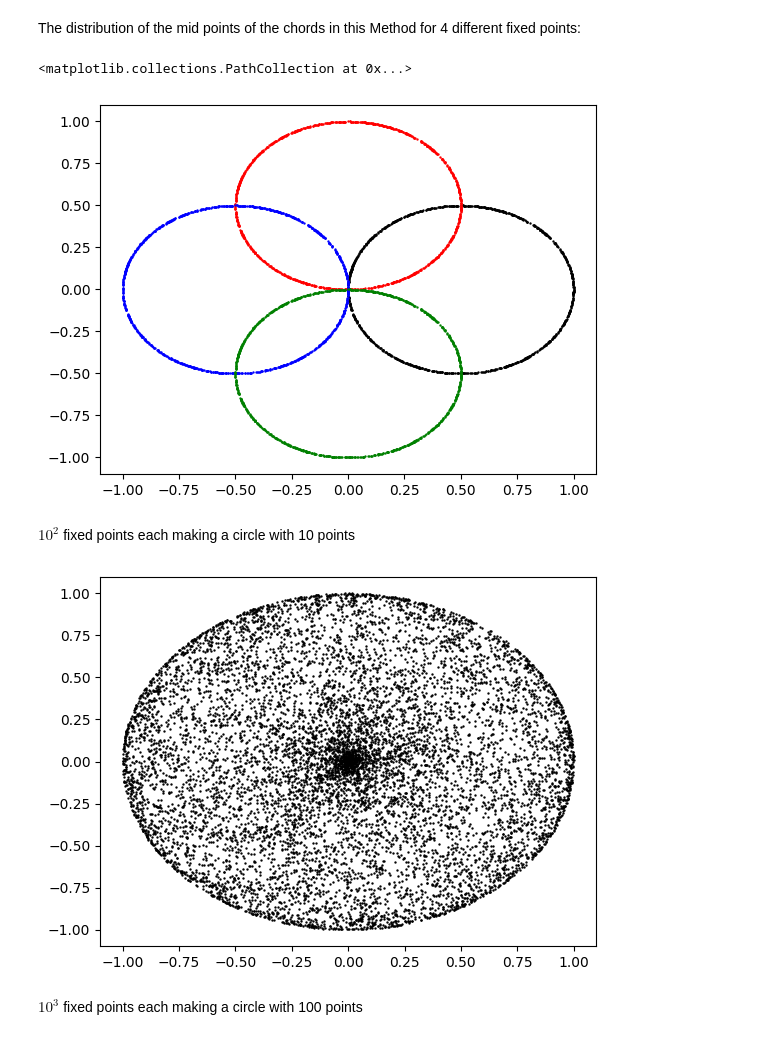
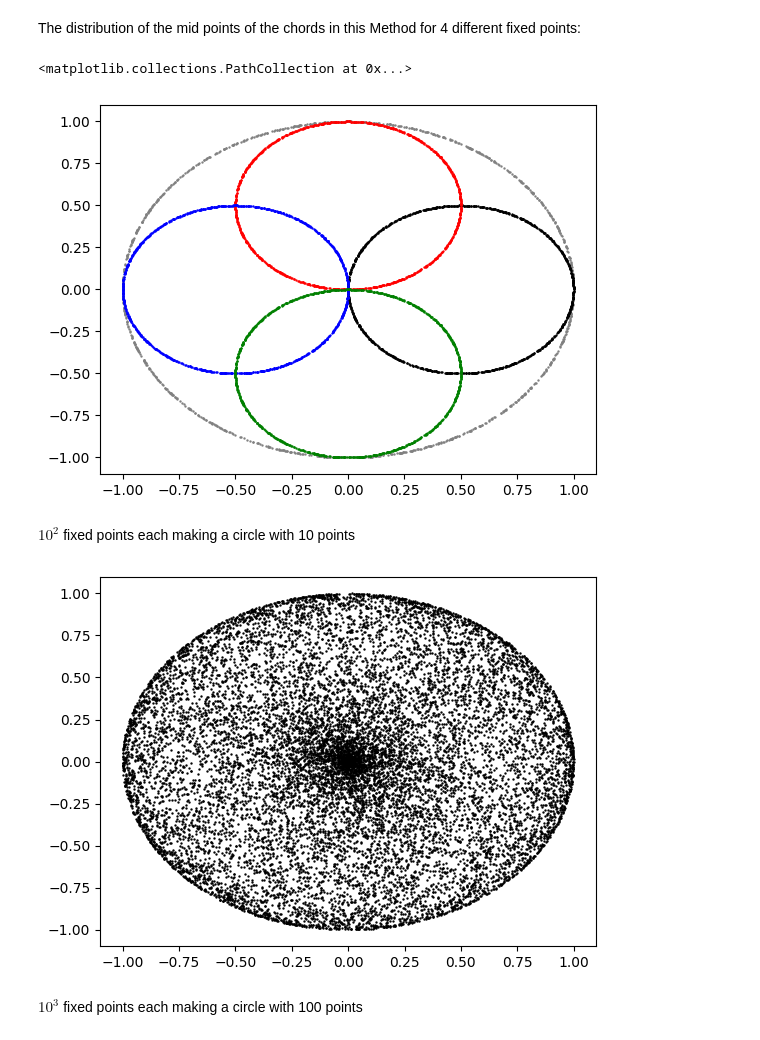
Before and after one commit to Gauranga2022/Fun-with-Python, a Jupyter notebook: Bertrands_Paradox.ipynb, the cells around one changed output. Drawn from its saved outputs; the diff is of its cells as text; code cells hidden in the pictures.

```diff
--- a/Bertrands_Paradox.ipynb
+++ b/Bertrands_Paradox.ipynb
@@ -60,6 +60,7 @@ for i in range(num_points):
   xlist.append(x[0])
   ylist.append(x[1])
   points.append(x)
+plt.scatter([x[0] for x in points],[x[1] for x in points], color='grey',s=0.5 )
 
 #fixed_pt1 = (1,0)
 mid_points = []
@@ -86,38 +87,38 @@ for x in points:
 plt.scatter([x[0] for x in mid_points],[x[1] for x in mid_points], color='green',s=0.5 )
 # %% [output]
 <matplotlib.collections.PathCollection at 0x...>
-[figure, old version]
+[figure, new version]
 # %% [markdown]
 $10^2$  fixed points each making a circle with 10 points
 # %%
 fpoints = []
 fxlist, fylist = [], []
 fnum_points = 1000 #no of fixed points
 
 for i in range(fnum_points):
   rand = random.random()
   x_ = (np.cos(2*np.pi*rand), np.sin(2*np.pi*rand))
   fxlist.append(x_[0])
   fylist.append(x_[1])
   fpoints.append(x_)
 
 #fixed_pt2 = p(x1,y1)
 for p in fpoints :
   points = []
   xlist, ylist = [], []
-  num_points = 10 #no of points to be taken on each circle
+  num_points = 15 #no of points to be taken on each circle
   for i in range(num_points):
     rand = random.random()
     x = (np.cos(2*np.pi*rand), np.sin(2*np.pi*rand))
     xlist.append(x[0])
     ylist.append(x[1])
     points.append(x)
     mid_points = []
   for x in points:
     mid_points.append(((x[0]+p[0])/2, (x[1]+p[1])/2))
   plt.scatter([x[0] for x in mid_points],[x[1] for x in mid_points], color='black',s=0.5 )
 # %% [output]
-[figure, old version]
+[figure, new version]
 # %% [markdown]
 $10^3$ fixed points each making a circle with 100 points
 # %%
```
